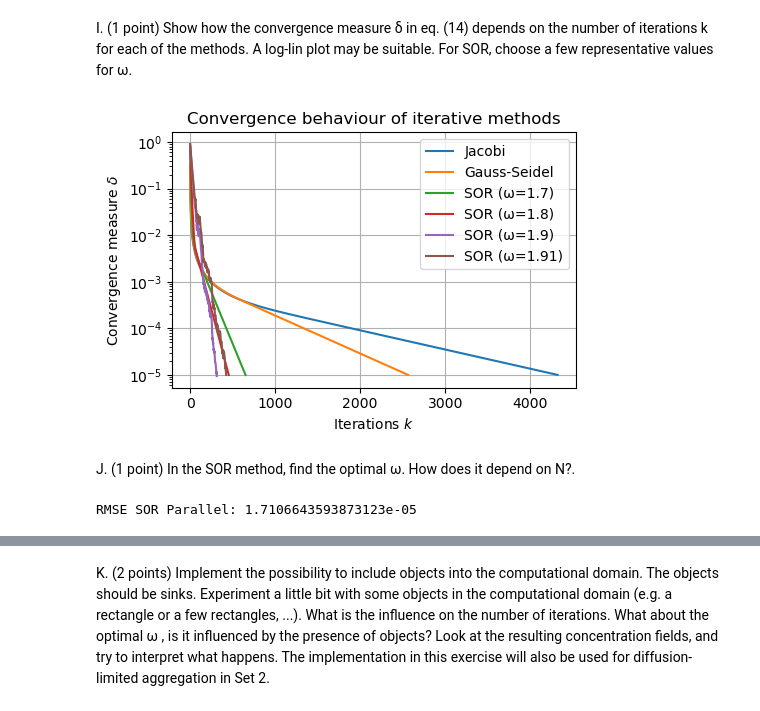
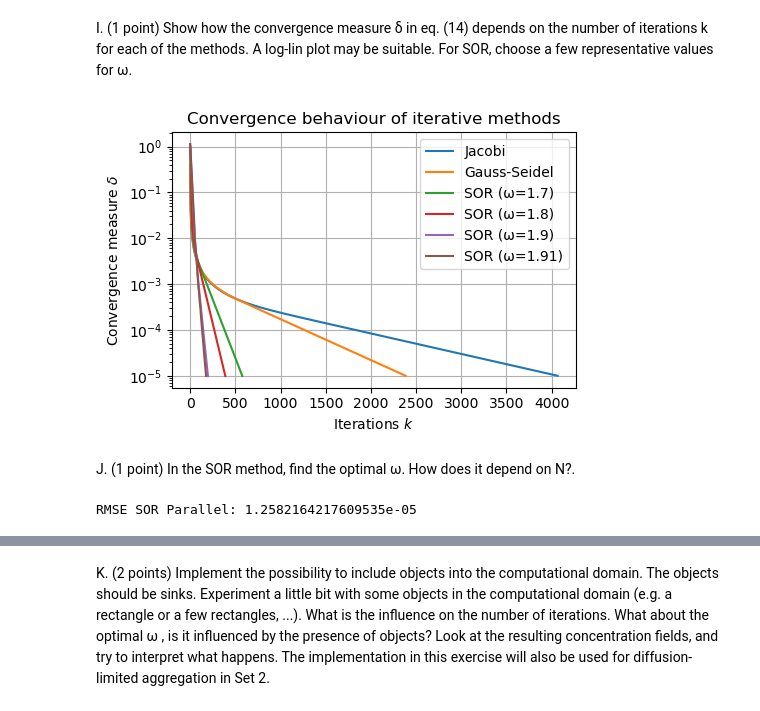
Before and after one commit to jonas4climate/modelling-natural-processes, a Jupyter notebook: Set1.ipynb, the cells around one changed output, grey strips where cells are left out. Saved outputs shown, nothing was run; the diff lists cells and outputs as text; code cells hidden in the pictures.

```diff
--- a/Set1.ipynb
+++ b/Set1.ipynb
@@ -205,12 +205,16 @@ where equation 1 refers to the source and sink boundary conditions and equation
 def diffusion_step(u, dt, dx):
     '''Executes a single time step of the diffusion equation'''
     u_new = np.copy(u)
+
+    # Left boundary (periodic boundary conditions)
+    u_new[0, 1:-1] = u[0, 1:-1] + (D * dt / dx**2) * (
+        u[1, 1:-1] + u[-1, 1:-1] + u[0, 2:] + u[0, :-2] - 4 * u[0, 1:-1])
+
     u_new[1:-1, 1:-1] = u[1:-1, 1:-1] + (D * dt / dx**2) * (
         u[2:, 1:-1] + u[:-2, 1:-1] + u[1:-1, 2:] + u[1:-1, :-2] - 4 * u[1:-1, 1:-1])
 
-    # Apply boundary conditions
-    u_new[0, :] = u_new[-2, :]
-    u_new[-1, :] = u_new[1, :]
+    # Right boundary (periodic boundary conditions)
+    u_new[-1, 1:-1] = u_new[0, 1:-1]
 
     return u_new
 
@@ -248,12 +252,13 @@ def solve_diffusion(Nx, D, dx, dt, T):
     c[:, -1] = 1
 
     for t in range(1, Nt + 1):
+        # Left boundary
+        c[0, 1:-1, t] = c[0, 1:-1, t-1] + (D * dt / dx**2) * (c[1, 1:-1, t-1] + c[-1, 1:-1, t-1] + c[0, 2:, t-1] + c[0, :-2, t-1] - 4 * c[0, 1:-1, t-1])
+        # Main body
         c[1:-1, 1:-1, t] = c[1:-1, 1:-1, t-1] + (D * dt / dx**2) * (
             c[2:, 1:-1, t-1] + c[:-2, 1:-1, t-1] + c[1:-1, 2:, t-1] + c[1:-1, :-2, t-1] - 4 * c[1:-1, 1:-1, t-1])
-
-        # Periodic boundary conditions
-        c[0, :, t] = c[-2, :, t]
-        c[-1, :, t] = c[1, :, t]
+        # Right boundary
+        c[-1, 1:-1, t] = c[0, 1:-1, t]
 
     return c
 
@@ -585,51 +581,48 @@ def track_delta(method, c, Nx, omega=None):
     while True:
         c_old = c.copy()
         if method == 'jacobi':
-            c = jacobi_iter(c, Nx)
+            c = jacobi_iter(c)
         elif method == 'gs':
-            c = gauss_seidel(c, Nx)
+            c = gauss_seidel(c)
         elif method == 'sor':
-            c = sor_iter(c, Nx, omega)
+            c = sor_iter(c, omega)
         delta = np.max(np.abs(c_old - c))
         deltas.append(delta)
         iteration += 1
         if delta < epsilon:
             break
     return deltas
 
 
-c = np.zeros((Nx+2, Nx+2))
-c[:, 0] = 0
+c = np.zeros((Nx, Nx))
 c[:, -1] = 1
 delta_jacobi = track_delta('jacobi', c.copy(), Nx)
 
-c = np.zeros((Nx+2, Nx+2))
-c[:, 0] = 0
+c = np.zeros((Nx, Nx))
 c[:, -1] = 1
 delta_gs = track_delta('gs', c.copy(), Nx)
 
 omega_values = [1.7, 1.8, 1.9, 1.91]
-c = np.zeros((Nx+2, Nx+2))
-c[:, 0] = 0
+c = np.zeros((Nx, Nx))
 c[:, -1] = 1
 delta_sor = {omega: track_delta('sor', c.copy(), Nx, omega)
              for omega in omega_values}
 
 plt.figure(figsize=(5, 3.5), layout='tight')
 plt.plot(delta_jacobi, label='Jacobi')
 plt.plot(delta_gs, label='Gauss-Seidel')
 for sor_omega, deltas in delta_sor.items():
     plt.plot(deltas, label=f'SOR (ω={sor_omega})')
 plt.yscale('log')
 plt.xlabel('Iterations $k$')
 plt.ylabel('Convergence measure $\\delta$')
 plt.title('Convergence behaviour of iterative methods')
 plt.legend()
 plt.grid(True)
 plt.savefig(f'{SAVE_PATH}/convergence_measure.png', dpi=300, bbox_inches='tight')
 plt.show()
 # %% [output]
-[figure, old version]
+[figure, new version]
 # %% [markdown]
 J. (1 point) In the SOR method, find the optimal ω. How does it depend on N?.
 # %%
@@ -683,15 +674,14 @@ def find_best_omega_for_sink(Nx, omega_values, tolerance=1e-6, max_iterations=10
     return best_omega, min_iterations
 # %%
 # Check correctness of parallel SOR implementation
-c = np.zeros((Nx+2, Nx+2))
-c[:, 0] = 0
+c = np.zeros((Nx, Nx))
 c[:, -1] = 1
-c_psor, _, _ = sor_parallel(c, 1.9, 50, 1e-6)
+c_psor, _, _ = sor_parallel(c, 1.9, 1e-6)
 mse_psor = np.mean((c_analytical - c_psor) ** 2)
 rmse_psor = np.sqrt(mse_psor)
 print(f'RMSE SOR Parallel: {rmse_psor}')
 # %% [output]
-RMSE SOR Parallel: 1.7106643593873123e-05
+RMSE SOR Parallel: 1.2582164217609535e-05
 # %%
 grid_sizes = np.arange(10, 205, 5)
 omega_range = np.arange(1.5, 2, 0.025)
```
Also changed, not shown: parts of 13 cells of this notebook, 1 other file.
